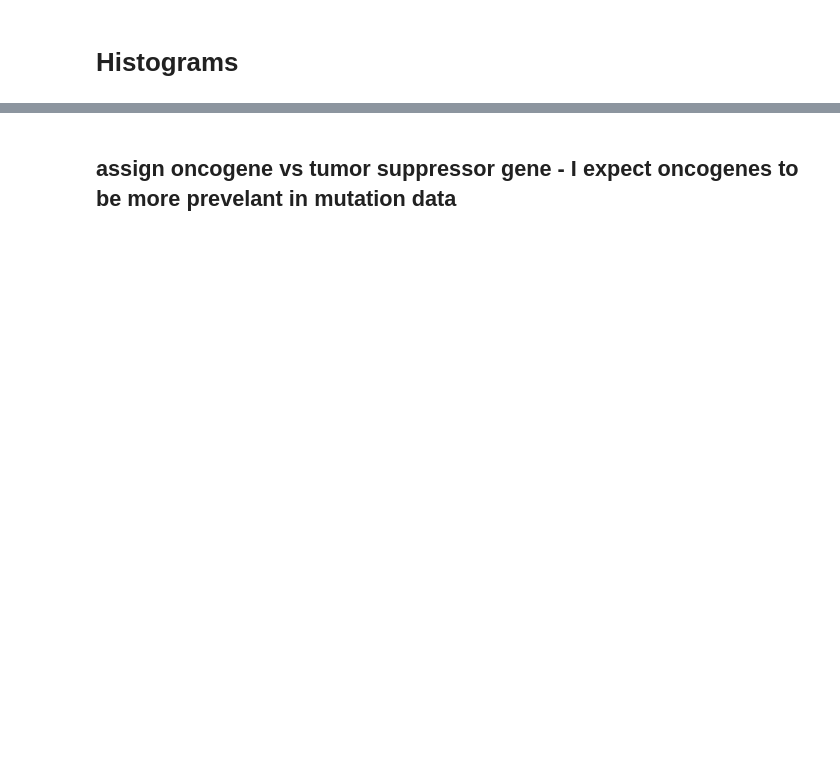
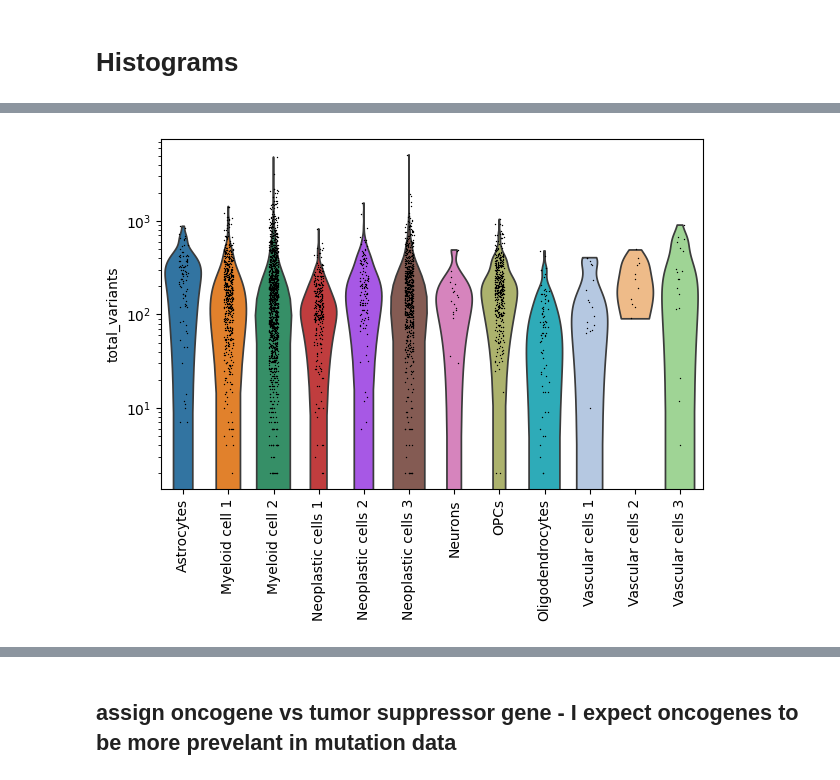
Before and after one commit to pachterlab/RLSRP_2025, a Jupyter notebook: notebooks/Fig1_single_cell_analysis.ipynb, the cells around one changed output, grey strips where cells are left out. Cells and saved outputs as stored; diff of their text form; code cells hidden in the pictures; blank space fills up the shorter version.

```diff
--- a/notebooks/Fig1_single_cell_analysis.ipynb
+++ b/notebooks/Fig1_single_cell_analysis.ipynb
@@ -534,3 +529,9 @@ adata_astrocytes.var.sort_values(
+# %%
+total_variants = adata.X.sum(axis=1).A1 if hasattr(adata.X, "A1") else np.ravel(adata.X.sum(axis=1))
+adata.obs["total_variants"] = total_variants
+sc.pl.violin(adata, keys='total_variants', groupby='cell_type', rotation=90, log=True)
+# %% [output]
+[figure, added]
 # %%
 import matplotlib.pyplot as plt
 import numpy as np
```
Also changed, not shown: parts of 37 cells of this notebook, 2 other files.
